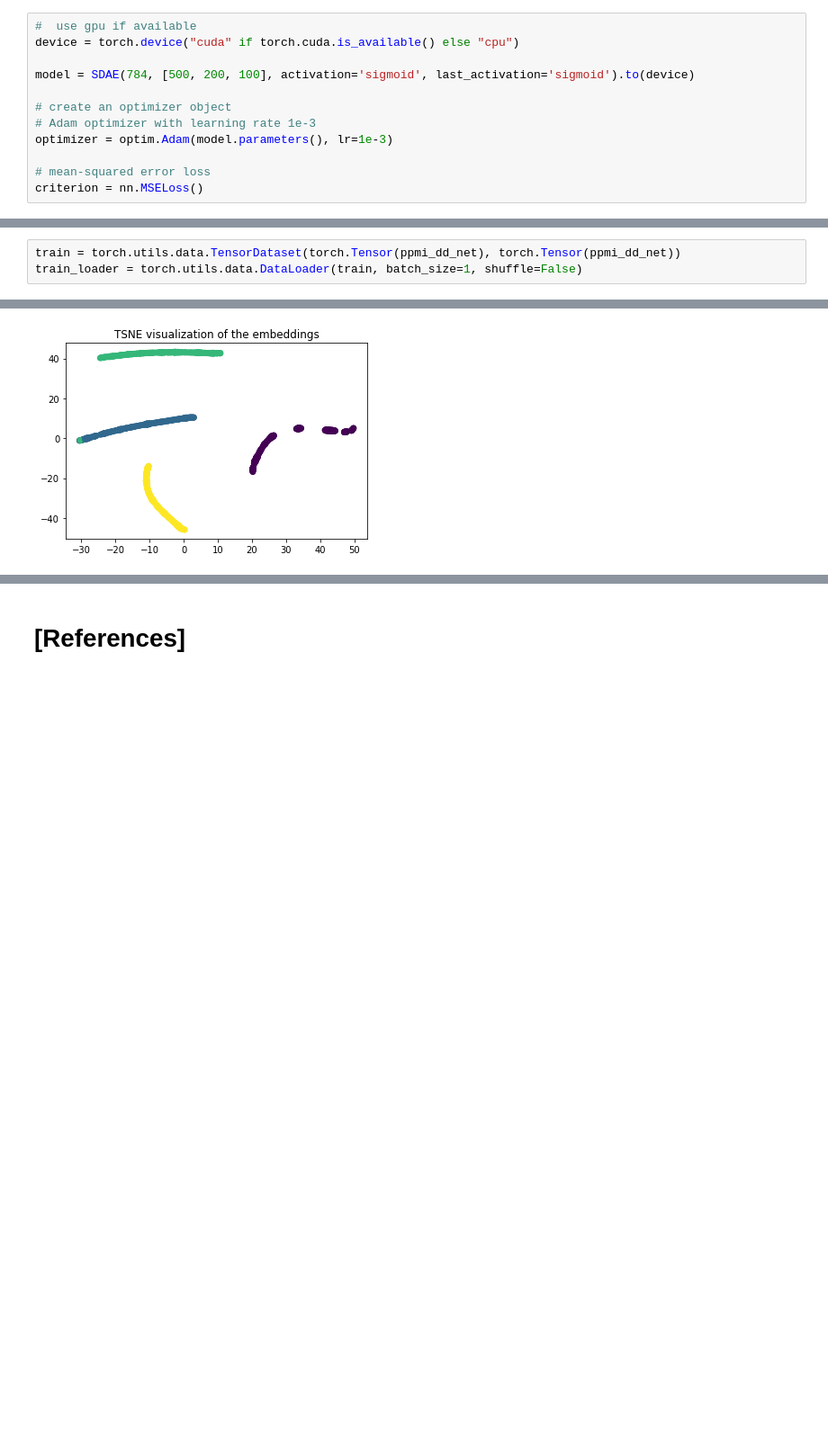
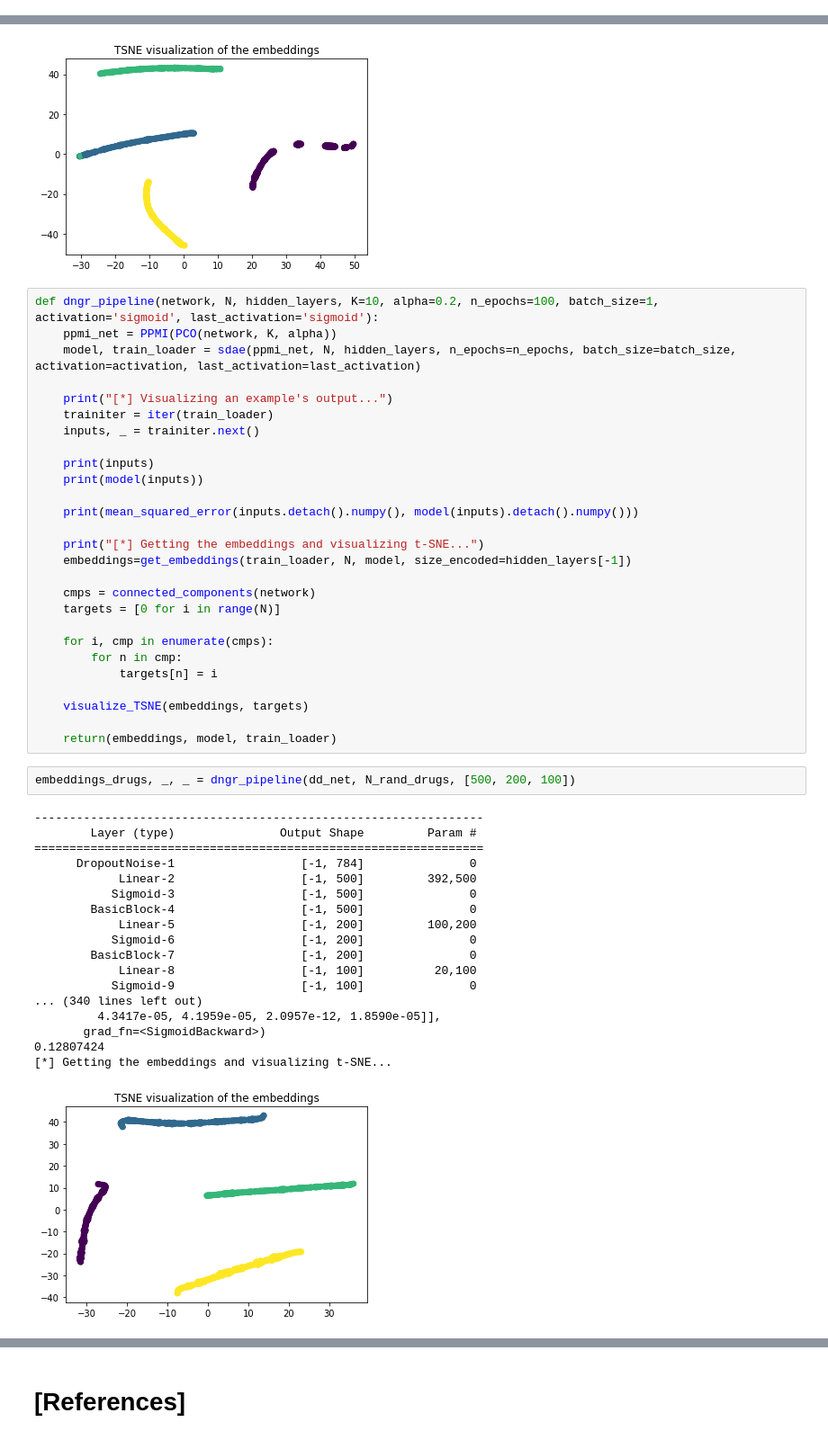
Before and after one commit to michavcr/Deep-Networks-for-Graph-Representation, a Jupyter notebook: notebook/deepDTnet.ipynb, the cells around one changed output, grey strips where cells are left out. Shown: that part at 90% size. Drawn from its saved outputs; the diff is of its cells as text; blank space fills up the shorter version.

```diff
--- a/notebook/deepDTnet.ipynb
+++ b/notebook/deepDTnet.ipynb
@@ -576,12 +648,0 @@ ppmi_dd_net.shape
-# %%
-#  use gpu if available
-device = torch.device("cuda" if torch.cuda.is_available() else "cpu")
-
-model = SDAE(784, [500, 200, 100], activation='sigmoid', last_activation='sigmoid').to(device)
-
-# create an optimizer object
-# Adam optimizer with learning rate 1e-3
-optimizer = optim.Adam(model.parameters(), lr=1e-3)
-
-# mean-squared error loss
-criterion = nn.MSELoss()
@@ -629,4 +649 @@ array([0.        , 0.        , 0.        , 0.        , 0.        ,
-# %%
-train = torch.utils.data.TensorDataset(torch.Tensor(ppmi_dd_net), torch.Tensor(ppmi_dd_net))
-train_loader = torch.utils.data.DataLoader(train, batch_size=1, shuffle=False)
 # %%
@@ -761,3 +791,51 @@ for i, cmp in enumerate(cmps):
 visualize_TSNE(embeddings, targets)
 # %% [output]
 [figure]
+# %%
+def dngr_pipeline(network, N, hidden_layers, K=10, alpha=0.2, n_epochs=100, batch_size=1, activation='sigmoid', last_activation='sigmoid'):
+    ppmi_net = PPMI(PCO(network, K, alpha))
+    model, train_loader = sdae(ppmi_net, N, hidden_layers, n_epochs=n_epochs, batch_size=batch_size, activation=activation, last_activation=last_activation)
+
+    print("[*] Visualizing an example's output...")
+    trainiter = iter(train_loader)
+    inputs, _ = trainiter.next()
+
+    print(inputs)
+    print(model(inputs))
+
+    print(mean_squared_error(inputs.detach().numpy(), model(inputs).detach().numpy()))
+
+    print("[*] Getting the embeddings and visualizing t-SNE...")
+    embeddings=get_embeddings(train_loader, N, model, size_encoded=hidden_layers[-1])
+
+    cmps = connected_components(network)
+    targets = [0 for i in range(N)]
+
+    for i, cmp in enumerate(cmps):
+        for n in cmp:
+            targets[n] = i
+
+    visualize_TSNE(embeddings, targets)
+
+    return(embeddings, model, train_loader)
+# %%
+embeddings_drugs, _, _ = dngr_pipeline(dd_net, N_rand_drugs, [500, 200, 100])
+# %% [output]
+----------------------------------------------------------------
+        Layer (type)               Output Shape         Param #
+================================================================
+      DropoutNoise-1                  [-1, 784]               0
+            Linear-2                  [-1, 500]         392,500
+           Sigmoid-3                  [-1, 500]               0
+        BasicBlock-4                  [-1, 500]               0
+            Linear-5                  [-1, 200]         100,200
+           Sigmoid-6                  [-1, 200]               0
+        BasicBlock-7                  [-1, 200]               0
+            Linear-8                  [-1, 100]          20,100
+           Sigmoid-9                  [-1, 100]               0
+... (340 lines left out)
+         4.3417e-05, 4.1959e-05, 2.0957e-12, 1.8590e-05]],
+       grad_fn=<SigmoidBackward>)
+0.12807424
+[*] Getting the embeddings and visualizing t-SNE...
+[figure, added]
```
Also changed, not shown: parts of 10 cells of this notebook.
